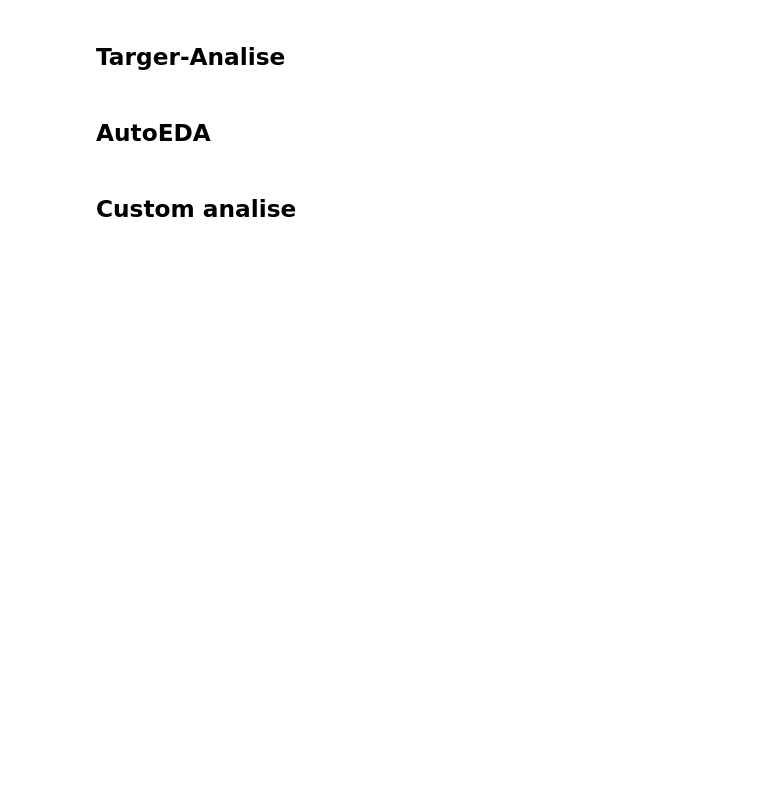
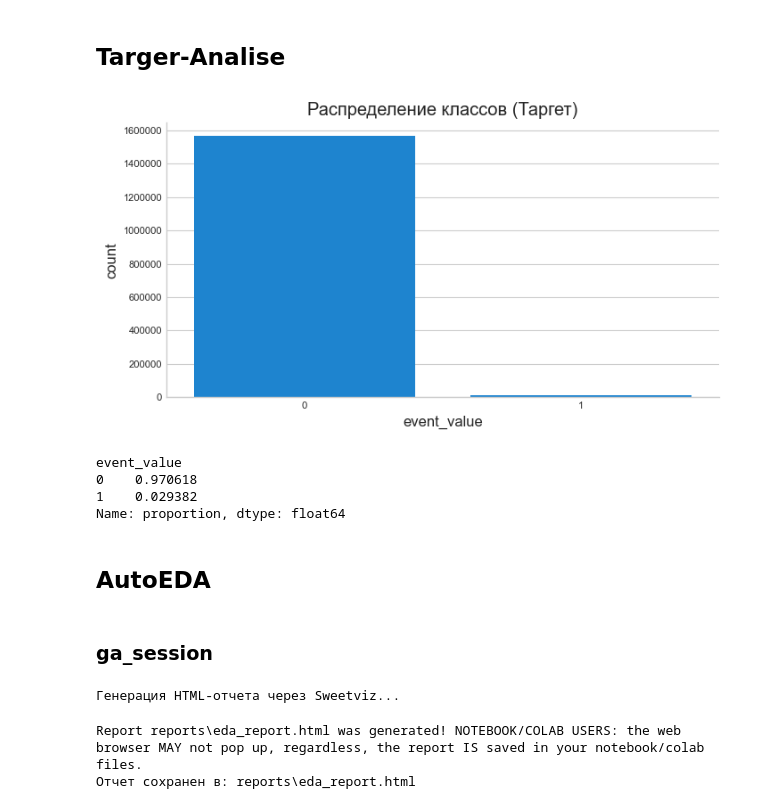
Before and after one commit to fenderfeniks/sber_autopodpiska, a Jupyter notebook: notebooks/1.0-eda.ipynb, the cells around one changed output. Saved outputs shown, nothing was run; the diff lists cells and outputs as text; code cells hidden in the pictures; blank space fills up the shorter version.

```diff
--- a/notebooks/1.0-eda.ipynb
+++ b/notebooks/1.0-eda.ipynb
@@ -66,0 +109,5 @@ df.info()
+# %%
+df_hits = loader.load_data(sql_file_name="eda/sampled_hits.sql")
+
+print(f"Размер сэмпла хитов: {df_hits.shape}")
+df_hits.head()
@@ -83,35 +206,59 @@ df.info()
+# %%
+target_event_actions = cfg.data.tabular.target_event_actions
+# %%
+target_col = cfg.data.tabular.target_col
+
+df_hits[target_col] = df_hits['event_action'].isin(target_event_actions).astype(int)
+
+# 1. Вытаскиваем первичные UTM-метки
+df_hits['utm_source_init'] = df_hits['hit_page_path'].str.extract(r'utm_source_initial=([^&]+)')
+df_hits['utm_medium_init'] = df_hits['hit_page_path'].str.extract(r'utm_medium_initial=([^&]+)')
+df_hits['utm_campaign_init'] = df_hits['hit_page_path'].str.extract(r'utm_campaign_initial=([^&]+)')
+# %%
+universal_pattern = r'/cars/(?:.*/)?([a-zA-Z0-9]+)(?:\?|$)'
+
+df_hits['car_id'] = df_hits['hit_page_path'].str.extract(universal_pattern)
+df_hits['car_id'] = df_hits['car_id'].fillna('no_car')
 # %% [markdown]
 ## Targer-Analise
 # %%
-target_col = cfg.data.tabular.target_col
-task_type = cfg.data.tabular.task_type
+task_type = cfg.task_type
 
 plt.figure(figsize=(8, 4))
 
 if task_type in ['binary', 'multiclass']:
     # Смотрим дисбаланс классов
-    sns.countplot(data=df, x=target_col)
+    sns.countplot(data=df_hits, x=target_col)
     plt.title("Распределение классов (Таргет)")
 elif task_type == 'regression':
     # Смотрим распределение (хвосты, выбросы)
-    sns.histplot(data=df, x=target_col, kde=True, bins=50)
+    sns.histplot(data=df_hits, x=target_col, kde=True, bins=50)
     plt.title("Распределение целевой переменной (Регрессия)")
 
 plt.show()
+# %% [output]
+[figure, added]
+# %%
+df_hits.groupby('session_id')[target_col].max().value_counts(normalize=True)
+# %% [output]
+event_value
+0    0.970618
+1    0.029382
+Name: proportion, dtype: float64
 # %% [markdown]
 ## AutoEDA
+# %% [markdown]
+### ga_session
 # %%
 print("Генерация HTML-отчета через Sweetviz...")
 
 # Запускаем тяжелую артиллерию
-report = sv.analyze(df, target_feat=cfg.data.tabular.target_col)
-
-reports_dir = Path(cfg.paths.reports_dir)
-reports_dir.mkdir(parents=True, exist_ok=True)
-
+report = sv.analyze(df)
 output_path = reports_dir / "eda_report.html"
 report.show_html(filepath=str(output_path), open_browser=True)
 
 print(f"Отчет сохранен в: {output_path}")
+# %% [output]
+Генерация HTML-отчета через Sweetviz...
+Report reports\eda_report.html was generated! NOTEBOOK/COLAB USERS: the web browser MAY not pop up, regardless, the report IS saved in your notebook/colab files.
+Отчет сохранен в: reports\eda_report.html
-# %% [markdown]
-## Custom analise
```
Also changed, not shown: parts of 22 cells of this notebook, 9 other files.
